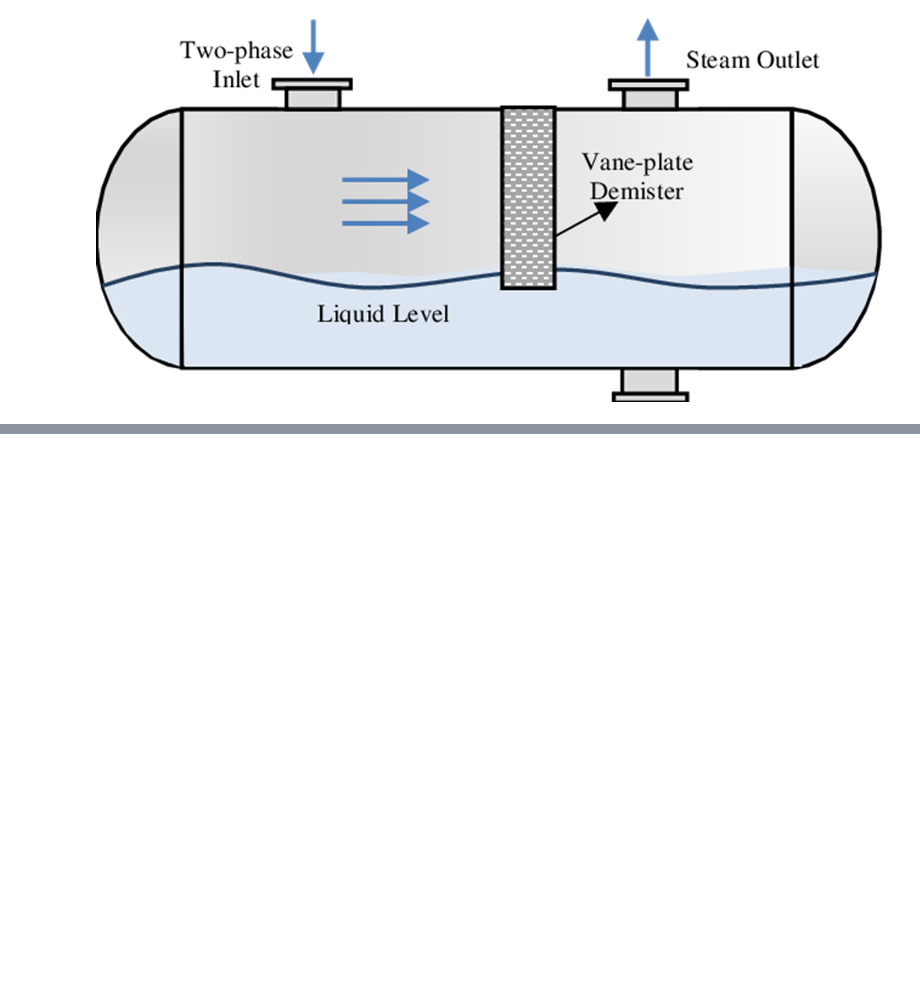
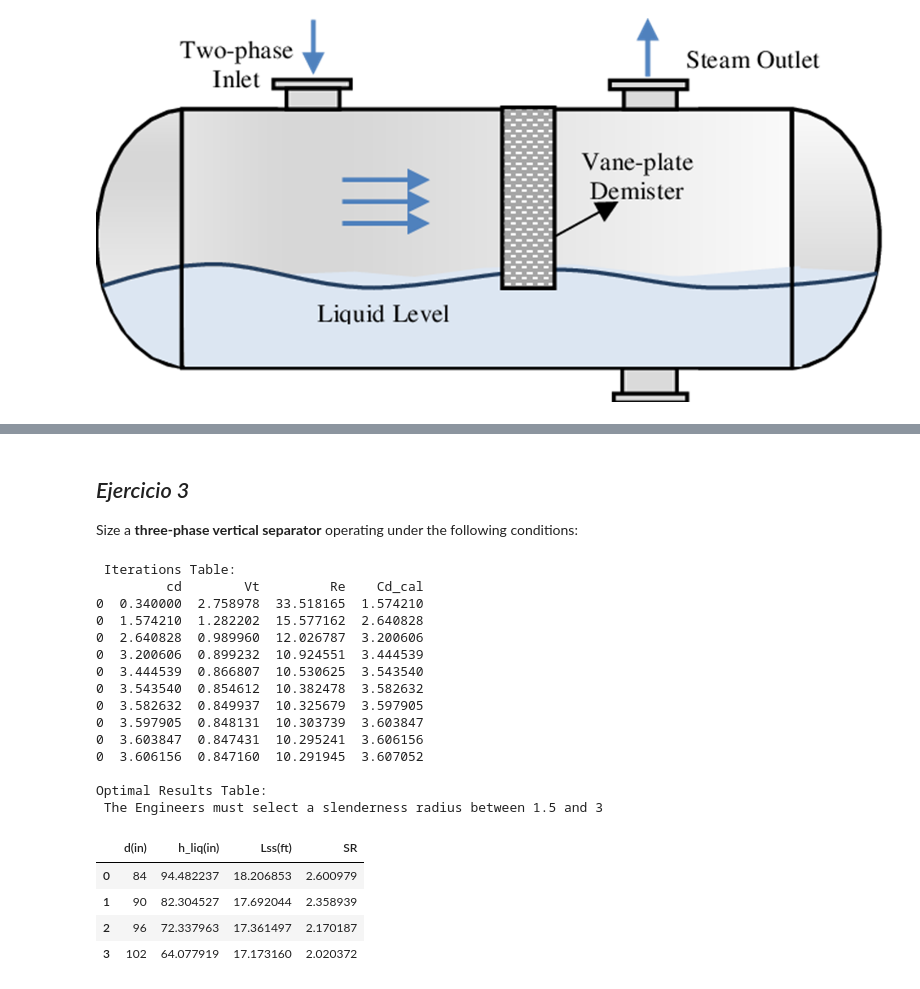
Before and after one commit to FreddyEcu-Ch/Oil-and-Gas-Resources, a Jupyter notebook: Oil & Gas Separators.ipynb, the cells around one changed output, grey strips where cells are left out. Cells and saved outputs as stored; diff of their text form; code cells hidden in the pictures; blank space fills up the shorter version.

Commit message:
Separators design

```diff
--- a/Oil & Gas Separators.ipynb
+++ b/Oil & Gas Separators.ipynb
@@ -167,3 +161,0 @@ d_min
-# %%
-d_min_oil = sqrt(6690 * ((5000 * 10)) / ((500)**2 * (0.194)))
-d_min_oil
@@ -172,3 +161,0 @@ d_min_oil
-# %%
-d_min_water = sqrt(6690 * ((3000 * 1)) / ((200)**2 * (0.194)))
-d_min_water
@@ -177,7 +161,0 @@ d_min_water
-# %%
-df = pd.DataFrame()
-df['d(in)'] = np.array([84, 90, 96, 102])
-df['h_liq(in)'] = 666667 / df['d(in)']**2
-df['Lss(ft)'] = np.where(df['d(in)'] <= 36, (df['h_liq(in)'] + 76) / 12, \
-                         (df['h_liq(in)'] + df['d(in)'] + 40) / 12)
-df['SR'] = (12 * df['Lss(ft)']) / df['d(in)']
@@ -191,0 +225,43 @@ df
+# %% [markdown]
+## *Ejercicio 3*
+
+Size a **three-phase vertical separator** operating under the following conditions:
+# %%
+# Data
+qg = 5 #MMscfd
+qo = 5000 #bpd
+qw = 3000 #bpd
+Api = 30
+sg_gas = 0.6
+sg_w = 1.07
+P = 100 #psia
+T = 90 #F
+Z = 0.99
+uo = 10 #cp
+uw= 1 #cp
+ug = 0.012 #cp
+tro = 10 #min
+trw = 10 #min
+# %%
+separator_trif_vertical(qg, qo, qw, Api, sg_gas, sg_w, P, T, Z, uo, uw, ug,  tro, trw)
+# %% [output]
+ Iterations Table:
+         cd        Vt         Re    Cd_cal
+0  0.340000  2.758978  33.518165  1.574210
+0  1.574210  1.282202  15.577162  2.640828
+0  2.640828  0.989960  12.026787  3.200606
+0  3.200606  0.899232  10.924551  3.444539
+0  3.444539  0.866807  10.530625  3.543540
+0  3.543540  0.854612  10.382478  3.582632
+0  3.582632  0.849937  10.325679  3.597905
+0  3.597905  0.848131  10.303739  3.603847
+0  3.603847  0.847431  10.295241  3.606156
+0  3.606156  0.847160  10.291945  3.607052
+
+Optimal Results Table:
+ The Engineers must select a slenderness radius between 1.5 and 3
+|  | d(in) | h_liq(in) | Lss(ft) | SR |
+| 0 | 84 | 94.482237 | 18.206853 | 2.600979 |
+| 1 | 90 | 82.304527 | 17.692044 | 2.358939 |
+| 2 | 96 | 72.337963 | 17.361497 | 2.170187 |
+| 3 | 102 | 64.077919 | 17.173160 | 2.020372 |
```
Also changed, not shown: parts of 21 cells of this notebook.
